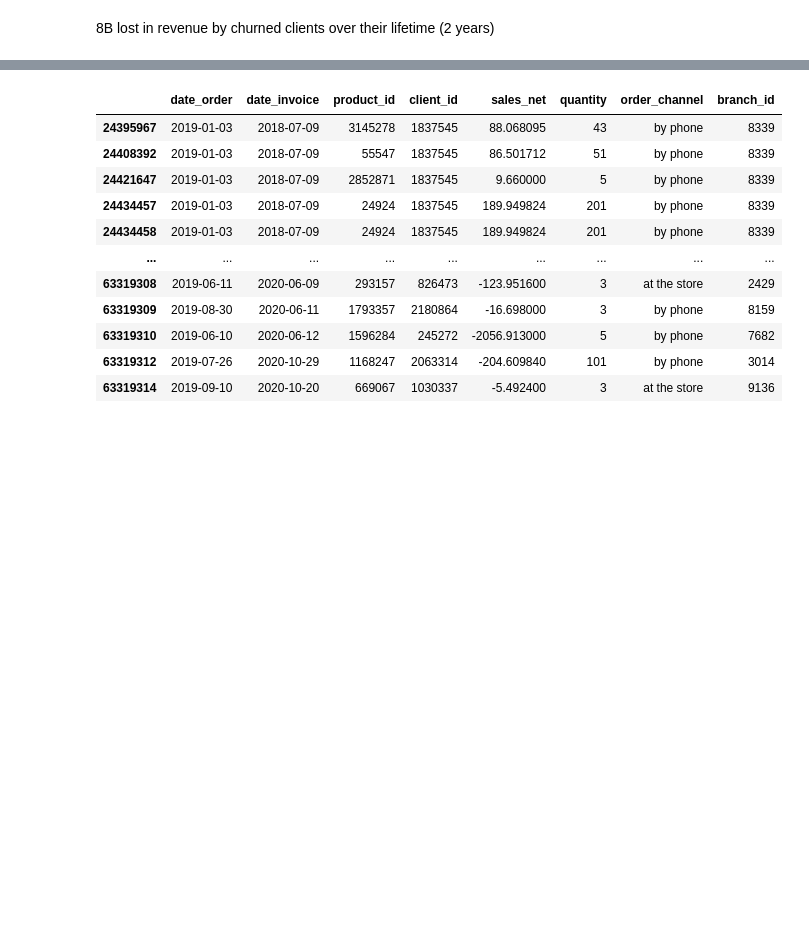
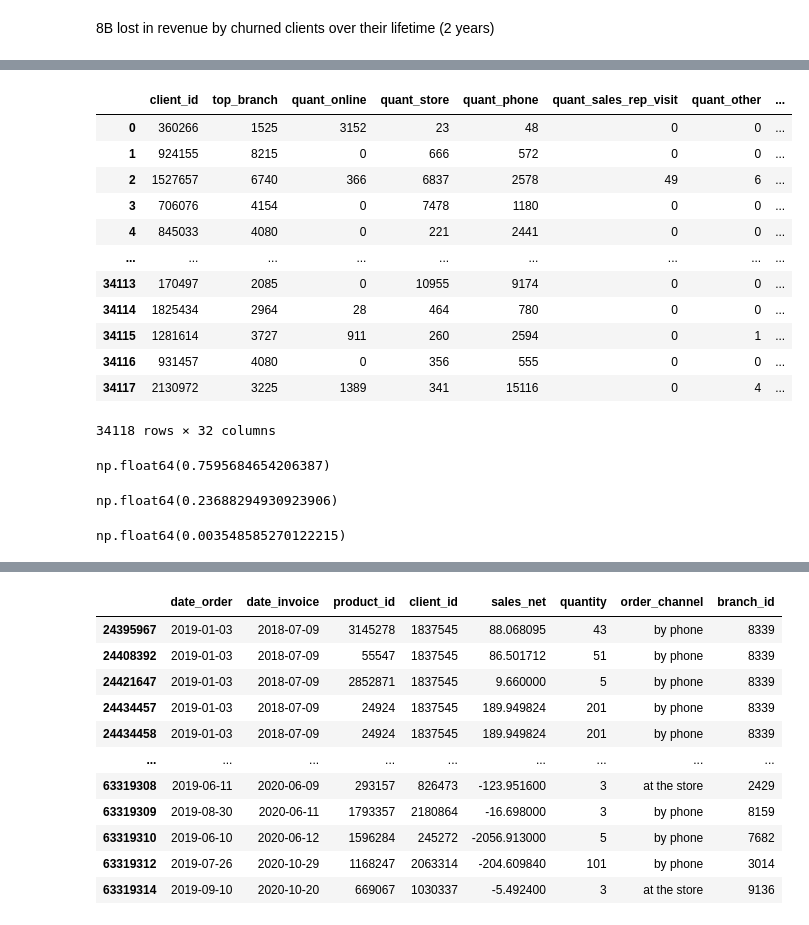
Before and after one commit to dorabijvoet/bcg_strat, a Jupyter notebook: notebooks/eda.ipynb, the cells around one changed output, grey strips where cells are left out. Drawn from its saved outputs; the diff is of its cells as text; code cells hidden in the pictures; blank space fills up the shorter version.

```diff
--- a/notebooks/eda.ipynb
+++ b/notebooks/eda.ipynb
@@ -300,0 +461,3 @@ np.float64(8297080676.7241955)
+# %%
+avg_lifetime_non_churn = pred[pred["churn"] == 0]["customer_lifetime"].mean() / 30
+avg_lifetime_non_churn
@@ -300,0 +487,2 @@ np.float64(8297080676.7241955)
+# %%
+pred["priority_score"] = pred["CLV"] * pred["predicted_probability"]
@@ -300,0 +493,22 @@ np.float64(8297080676.7241955)
+# %%
+# Compute the percentiles for priority_score only among churned clients
+churned_clients = pred[pred["churn"] == 1]  # Filter churned clients
+top_20 = np.percentile(
+    churned_clients["priority_score"], 80
+)  # 80th percentile among churned clients
+bottom_10 = np.percentile(
+    churned_clients["priority_score"], 10
+)  # 10th percentile among churned clients
+
+# Assign categories based on the percentiles
+pred["priority_category"] = np.where(
+    pred["churn"] == 0,  # If churned == 0, set category to 0
+    0,
+    np.where(
+        pred["priority_score"] >= top_20,
+        1,  # Top 20% -> Category 1
+        np.where(
+            pred["priority_score"] <= bottom_10, 3, 2
+        ),  # Bottom 10% -> Category 3, Middle 70% -> Category 2
+    ),
+)
@@ -300,0 +517,14 @@ np.float64(8297080676.7241955)
+# %%
+pred = client_df[
+    [
+        "client_id",
+        "top_branch",
+        "quant_online",
+        "quant_store",
+        "quant_phone",
+        "quant_sales_rep_visit",
+        "quant_other",
+        "last_channel_purchase",
+    ]
+].merge(pred, how="right", right_on="client_id", left_on="client_id")
+pred.info()
@@ -300,0 +549,37 @@ np.float64(8297080676.7241955)
+# %%
+pred
+# %% [output]
+|  | client_id | top_branch | quant_online | quant_store | quant_phone | quant_sales_rep_visit | quant_other | ... |
+| 0 | 360266 | 1525 | 3152 | 23 | 48 | 0 | 0 | ... |
+| 1 | 924155 | 8215 | 0 | 666 | 572 | 0 | 0 | ... |
+| 2 | 1527657 | 6740 | 366 | 6837 | 2578 | 49 | 6 | ... |
+| 3 | 706076 | 4154 | 0 | 7478 | 1180 | 0 | 0 | ... |
+| 4 | 845033 | 4080 | 0 | 221 | 2441 | 0 | 0 | ... |
+| ... | ... | ... | ... | ... | ... | ... | ... | ... |
+| 34113 | 170497 | 2085 | 0 | 10955 | 9174 | 0 | 0 | ... |
+| 34114 | 1825434 | 2964 | 28 | 464 | 780 | 0 | 0 | ... |
+| 34115 | 1281614 | 3727 | 911 | 260 | 2594 | 0 | 1 | ... |
+| 34116 | 931457 | 4080 | 0 | 356 | 555 | 0 | 0 | ... |
+| 34117 | 2130972 | 3225 | 1389 | 341 | 15116 | 0 | 4 | ... |
+34118 rows × 32 columns
+# %%
+# Proportion for high priority customers
+pred[pred["priority_category"] == 1]["priority_score"].sum() / pred[
+    pred["priority_category"] != 0
+]["priority_score"].sum()
+# %% [output]
+np.float64(0.7595684654206387)
+# %%
+# Proportion for high priority customers
+pred[pred["priority_category"] == 2]["priority_score"].sum() / pred[
+    pred["priority_category"] != 0
+]["priority_score"].sum()
+# %% [output]
+np.float64(0.23688294930923906)
+# %%
+# Proportion for high priority customers
+pred[pred["priority_category"] == 3]["priority_score"].sum() / pred[
+    pred["priority_category"] != 0
+]["priority_score"].sum()
+# %% [output]
+np.float64(0.003548585270122215)
```
Also changed, not shown: parts of 45 cells of this notebook, 1 other file.
